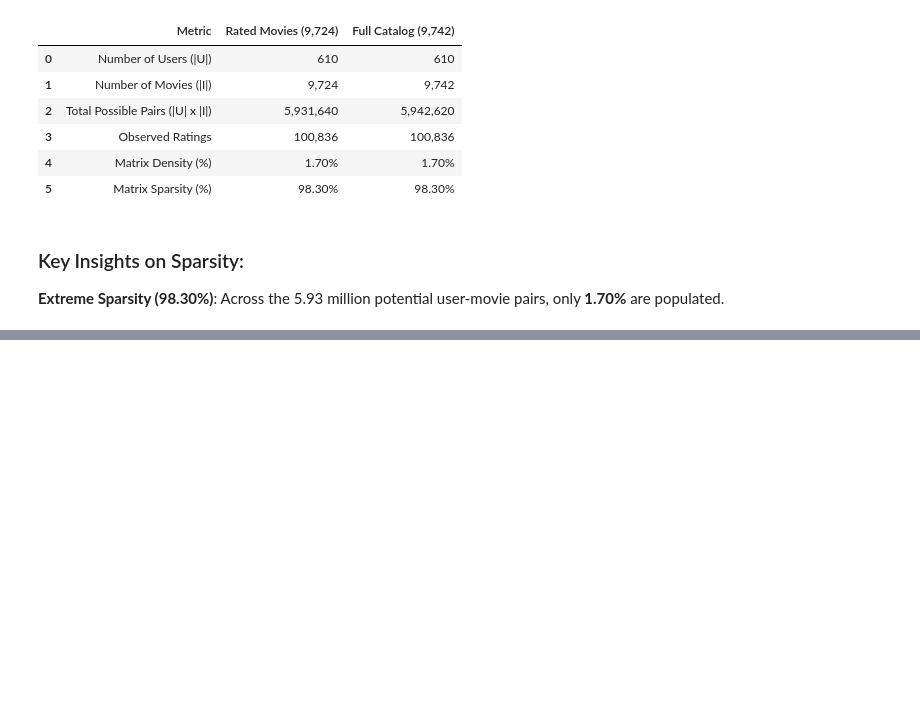
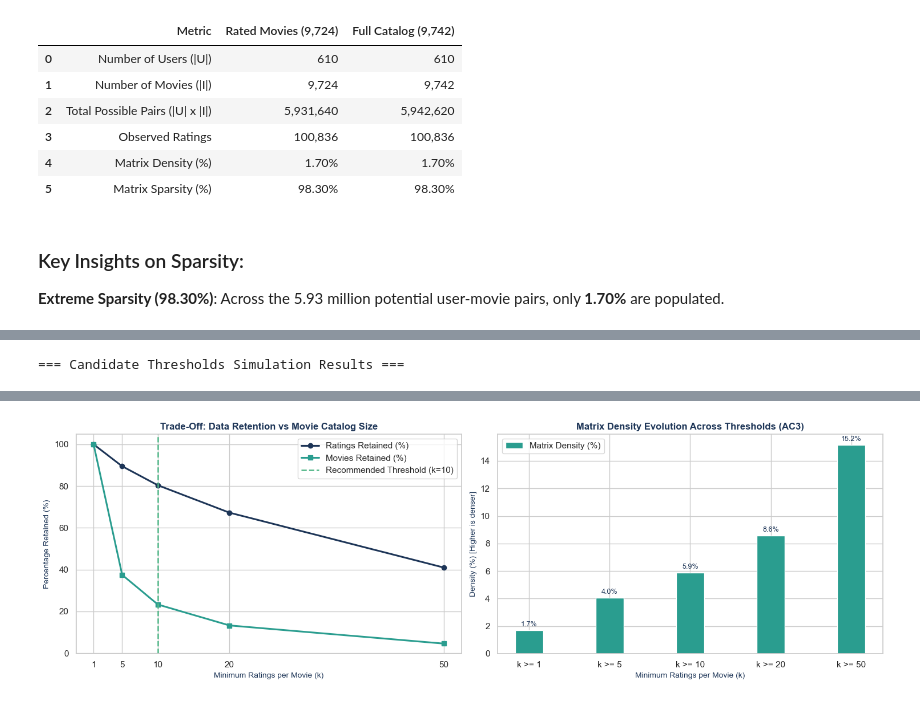
Before and after one commit to 2026-ADS-B1/team-B1-recsys, a Jupyter notebook: notebooks/eda_ratings.ipynb, the cells around one changed output, grey strips where cells are left out. Saved outputs shown, nothing was run; the diff lists cells and outputs as text; code cells hidden in the pictures; blank space fills up the shorter version.

```diff
--- a/notebooks/eda_ratings.ipynb
+++ b/notebooks/eda_ratings.ipynb
@@ -488,0 +498,79 @@ display(df_sparsity)
+# %%
+thresholds = [1, 5, 10, 20, 50]
+sim_results = []
+total_ratings = len(ratings)
+total_movies = ratings['movieId'].nunique()
+total_users = ratings['userId'].nunique()
+
+movie_counts = ratings.groupby('movieId').size()
+
+for k in thresholds:
+    qual_movies = movie_counts[movie_counts >= k].index
+    filt_df = ratings[ratings['movieId'].isin(qual_movies)]
+
+    n_ratings_k = len(filt_df)
+    n_movies_k = len(qual_movies)
+    n_users_k = filt_df['userId'].nunique()
+
+    pct_ratings_kept = (n_ratings_k / total_ratings) * 100
+    pct_ratings_lost = 100.0 - pct_ratings_kept
+    pct_movies_kept = (n_movies_k / total_movies) * 100
+    pct_movies_lost = 100.0 - pct_movies_kept
+
+    total_cells = n_users_k * n_movies_k
+    density = (n_ratings_k / total_cells) * 100 if total_cells > 0 else 0
+    sparsity = 100.0 - density
+
+    sim_results.append({
+        'Min Ratings (k)': k,
+        'Movies Kept': n_movies_k,
+        'Movies Kept (%)': round(pct_movies_kept, 1),
+        'Movies Lost (%)': round(pct_movies_lost, 1),
+        'Ratings Kept': n_ratings_k,
+        'Ratings Kept (%)': round(pct_ratings_kept, 1),
+        'Data Loss (%)': round(pct_ratings_lost, 1),
+        'Users Kept (%)': round((n_users_k / total_users) * 100, 1),
+        'Density (%)': round(density, 2),
+        'Sparsity (%)': round(sparsity, 2)
+    })
+
+df_sim = pd.DataFrame(sim_results)
+print('=== Candidate Thresholds Simulation Results ===')
+display(df_sim)
+
+# Visualizations in aesthetic blue and green tones
+fig, (ax1, ax2) = plt.subplots(1, 2, figsize=(15, 4.8))
+
+# Plot 1: Trade-off curves (Data Retention vs Movies Retained)
+ax1.plot(df_sim['Min Ratings (k)'], df_sim['Ratings Kept (%)'], marker='o', color='#1d3557', linewidth=2.2, label='Ratings Retained (%)')
+ax1.plot(df_sim['Min Ratings (k)'], df_sim['Movies Kept (%)'], marker='s', color='#2a9d8f', linewidth=2.2, label='Movies Retained (%)')
+ax1.axvline(x=10, color='#52b788', linestyle='--', linewidth=1.8, label='Recommended Threshold (k=10)')
+ax1.set_title('Trade-Off: Data Retention vs Movie Catalog Size', fontsize=12, fontweight='bold', color='#1d3557')
+ax1.set_xlabel('Minimum Ratings per Movie (k)', fontsize=10, color='#1d3557')
+ax1.set_ylabel('Percentage Retained (%)', fontsize=10, color='#1d3557')
+ax1.set_xticks(df_sim['Min Ratings (k)'])
+ax1.legend(loc='best')
+
+# Plot 2: Sparsity & Density Evolution (AC3)
+x_pos = np.arange(len(df_sim))
+width = 0.35
+ax2.bar(x_pos, df_sim['Density (%)'], width, label='Matrix Density (%)', color='#2a9d8f')
+ax2.set_title('Matrix Density Evolution Across Thresholds (AC3)', fontsize=12, fontweight='bold', color='#1d3557')
+ax2.set_xlabel('Minimum Ratings per Movie (k)', fontsize=10, color='#1d3557')
+ax2.set_ylabel('Density (%) [Higher is denser]', fontsize=10, color='#1d3557')
+ax2.set_xticks(x_pos)
+ax2.set_xticklabels([f'k >= {k}' for k in df_sim['Min Ratings (k)']])
+
+# Annotate density percentages on bars
+for p in ax2.patches:
+    height = p.get_height()
+    ax2.annotate(f"{height:.1f}%",
+                 (p.get_x() + p.get_width() / 2., height),
+                 ha='center', va='bottom', fontsize=9, xytext=(0, 3),
+                 textcoords='offset points', color='#1d3557', fontweight='medium')
+
+ax2.legend()
+plt.tight_layout()
+plt.show()
+# %% [output]
+=== Candidate Thresholds Simulation Results ===
@@ -488,0 +583 @@ display(df_sparsity)
+[figure, added]
```
Also changed, not shown: parts of 9 cells of this notebook.
